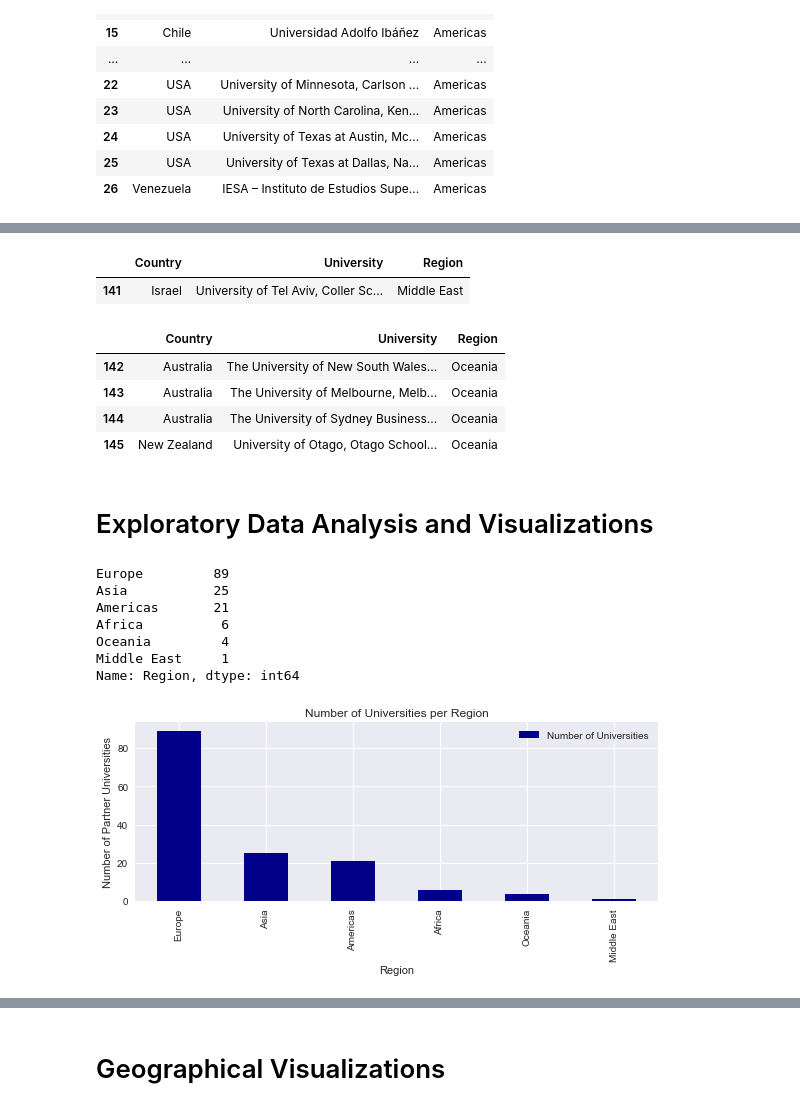
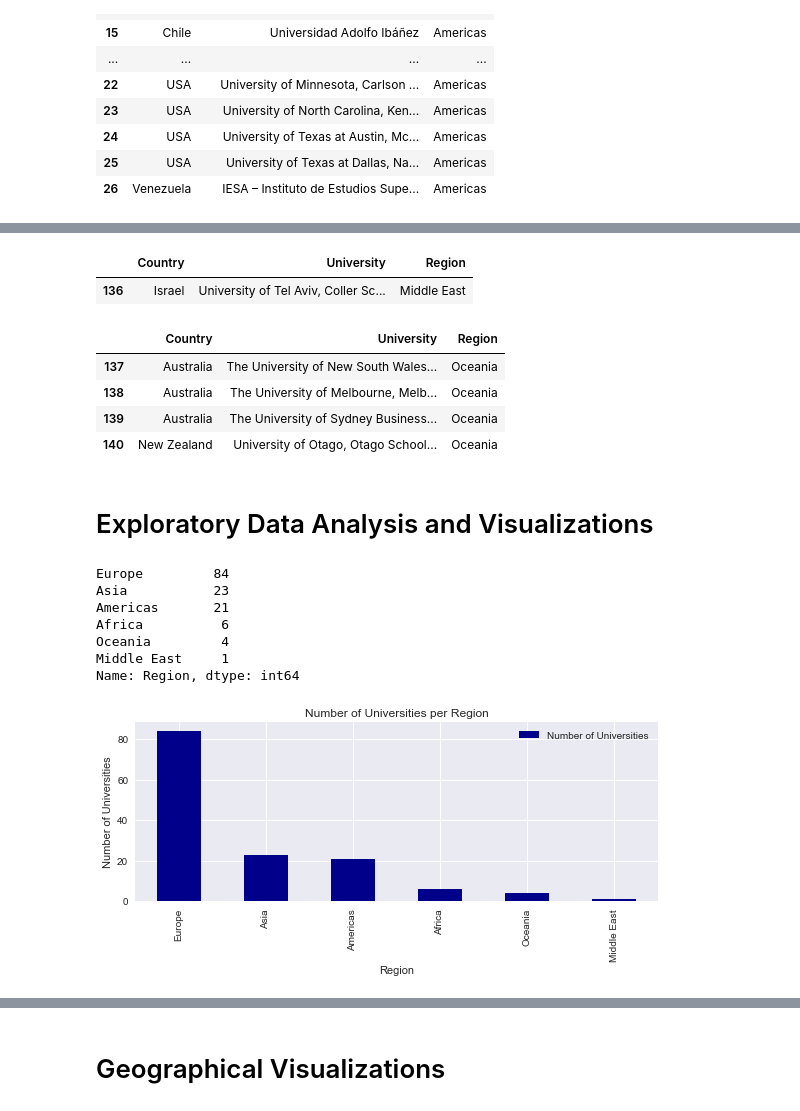
Before and after one commit to alexvmt/University-of-Cologne-Partner-Universities-2018, a Jupyter notebook: university of cologne partner universities 2018.ipynb, the cells around one changed output, grey strips where cells are left out. Cells and saved outputs as stored; diff of their text form; code cells hidden in the pictures.

Commit message:
removed empty items from countries and universities list, removed leading and training spaces from final countries and universities df, edited visualizations

```diff
--- a/university of cologne partner universities 2018.ipynb
+++ b/university of cologne partner universities 2018.ipynb
@@ -199,6 +221,7 @@ df_melt_countries_universities = pd.melt(df_countries_universities, id_vars=0)
 df_melt_countries_universities = df_melt_countries_universities.dropna().drop(columns='variable')
 df_melt_countries_universities.columns = ['Country','University']
 df_final_countries_universities = df_melt_countries_universities.reset_index().drop(columns='index')
+df_final_countries_universities['Country'] = df_final_countries_universities['Country'].apply(lambda string: string.strip())
 df_final_countries_universities.head()
 # %% [output]
 |  | Country | University |
@@ -295,15 +318,15 @@ df_final_countries_universities_map[df_final_countries_universities_map['Region'
 df_final_countries_universities_map[df_final_countries_universities_map['Region']=='Middle East']
 # %% [output]
 |  | Country | University | Region |
-| 141 | Israel | University of Tel Aviv, Coller Sc... | Middle East |
+| 136 | Israel | University of Tel Aviv, Coller Sc... | Middle East |
 # %%
 df_final_countries_universities_map[df_final_countries_universities_map['Region']=='Oceania']
 # %% [output]
 |  | Country | University | Region |
-| 142 | Australia | The University of New South Wales... | Oceania |
-| 143 | Australia | The University of Melbourne, Melb... | Oceania |
-| 144 | Australia | The University of Sydney Business... | Oceania |
-| 145 | New Zealand | University of Otago, Otago School... | Oceania |
+| 137 | Australia | The University of New South Wales... | Oceania |
+| 138 | Australia | The University of Melbourne, Melb... | Oceania |
+| 139 | Australia | The University of Sydney Business... | Oceania |
+| 140 | New Zealand | University of Otago, Otago School... | Oceania |
 # %% [markdown]
 # Exploratory Data Analysis and Visualizations
 # %%
@@ -311,8 +334,8 @@ df_final_countries_universities_map[df_final_countries_universities_map['Region'
 
 df_final_countries_universities_map['Region'].value_counts()
 # %% [output]
-Europe         89
-Asia           25
+Europe         84
+Asia           23
 Americas       21
 Africa          6
 Oceania         4
@@ -321,16 +344,16 @@ Name: Region, dtype: int64
 # %%
 #histogram of universities per region
 
 universities_per_region = pd.DataFrame(df_final_countries_universities_map['Region'].value_counts()).reset_index()
 universities_per_region.columns = ['Region','Number of Universities']
 
 universities_per_region.plot(x='Region',
                              y='Number of Universities',
                              kind='bar',
                              color='darkblue',
                              figsize=(8,4),
                              title='Number of Universities per Region')
-plt.ylabel('Number of Partner Universities')
+plt.ylabel('Number of Universities')
 plt.tight_layout()
 # %% [output]
-[figure, old version]
+[figure, new version]
```
Also changed, not shown: parts of 14 cells of this notebook.
